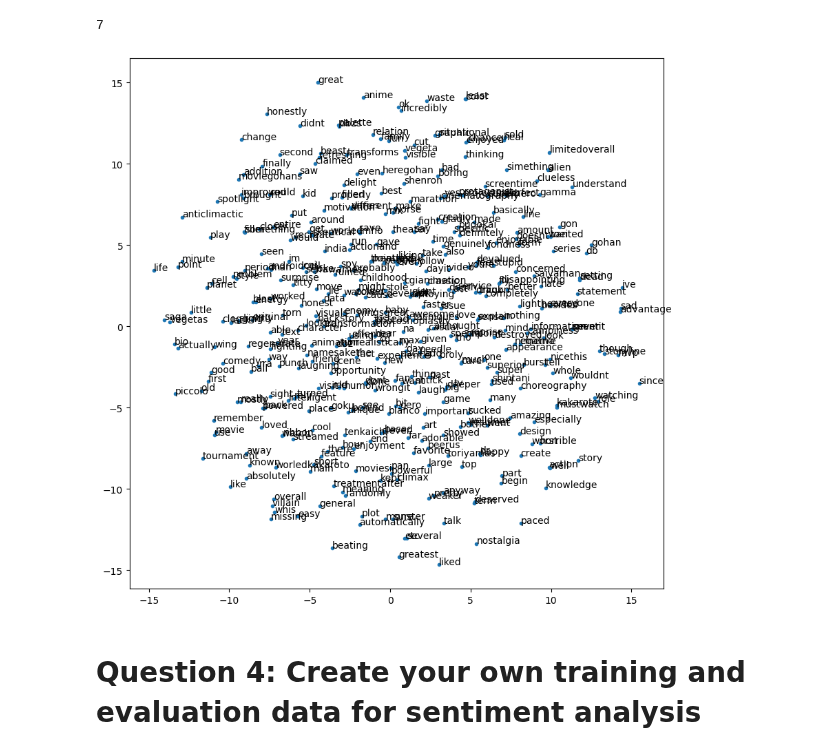
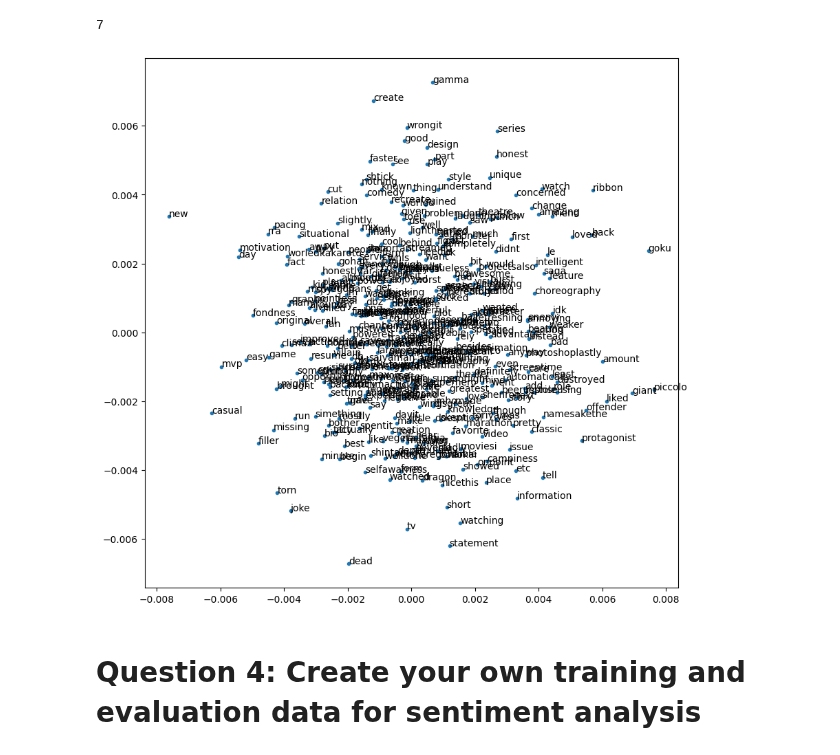
Before and after one commit to abhi147p/Abhishek_INFO5731_Spring2020, a Jupyter notebook: INFO5731_Assignment_Three_fall2022.ipynb, the cells around one changed output. Cells and saved outputs as stored; diff of their text form; code cells hidden in the pictures.

```diff
--- a/INFO5731_Assignment_Three_fall2022.ipynb
+++ b/INFO5731_Assignment_Three_fall2022.ipynb
@@ -336,24 +336,24 @@ model.wv.key_to_index['dragon']
 # %%
 import numpy as np
 import matplotlib.pyplot as plt
 from sklearn.manifold import TSNE
 
 # Get the word vectors and corresponding words from the model
 word_vectors = model.wv.vectors
 words = model.wv.index_to_key
 
 # Reduce the dimensionality of the word vectors to 2 dimensions using t-SNE
-tsne = TSNE(n_components=2, random_state=42)
-word_vectors_2d = tsne.fit_transform(word_vectors)
+pca = PCA(n_components=2, random_state=42)
+word_vectors_2d = pca.fit_transform(word_vectors)
 
 # Plot the 2D embeddings
 plt.figure(figsize=(10, 10))
 plt.scatter(word_vectors_2d[:, 0], word_vectors_2d[:, 1], marker='.')
 for i, word in enumerate(words):
     plt.annotate(word, xy=(word_vectors_2d[i, 0], word_vectors_2d[i, 1]))
 plt.show()
 # %% [output]
-[figure, old version]
+[figure, new version]
 # %% [markdown]
 # **Question 4: Create your own training and evaluation data for sentiment analysis**
 # %% [markdown]
```
